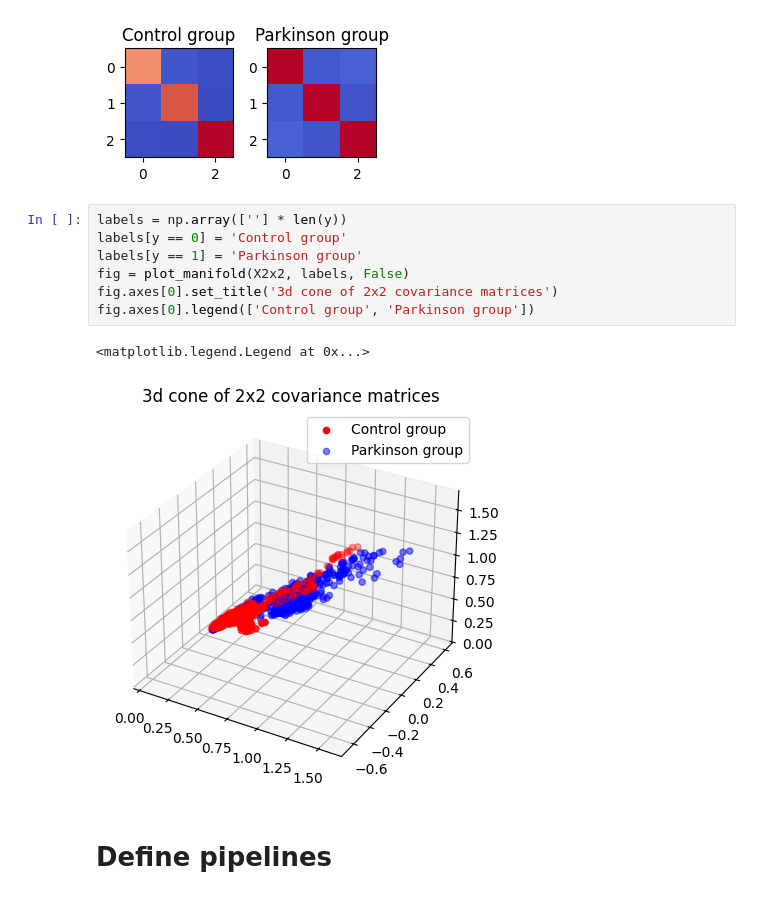
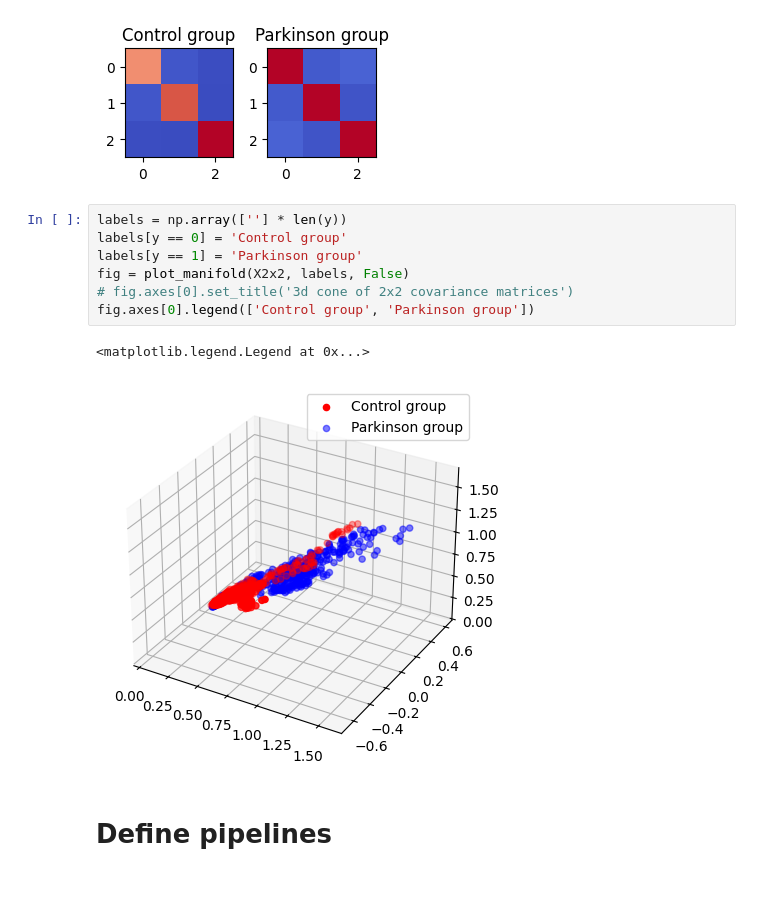
Before and after one commit to jiggychauhi/QC-Gait-Analysis, a Jupyter notebook: notebook_clean.ipynb, the cells around one changed output. Saved outputs shown, nothing was run; the diff lists cells and outputs as text.

Commit message:
generate images

```diff
--- a/notebook_clean.ipynb
+++ b/notebook_clean.ipynb
@@ -111,13 +129,13 @@ plt.show()
 # %%
 labels = np.array([''] * len(y))
 labels[y == 0] = 'Control group'
 labels[y == 1] = 'Parkinson group'
 fig = plot_manifold(X2x2, labels, False)
-fig.axes[0].set_title('3d cone of 2x2 covariance matrices')
+# fig.axes[0].set_title('3d cone of 2x2 covariance matrices')
 fig.axes[0].legend(['Control group', 'Parkinson group'])
 # %% [output]
 <matplotlib.legend.Legend at 0x...>
-[figure, old version]
+[figure, new version]
 # %% [markdown]
 # Define pipelines
 # %%
```
Also changed, not shown: parts of 4 cells of this notebook, 6 other files.
